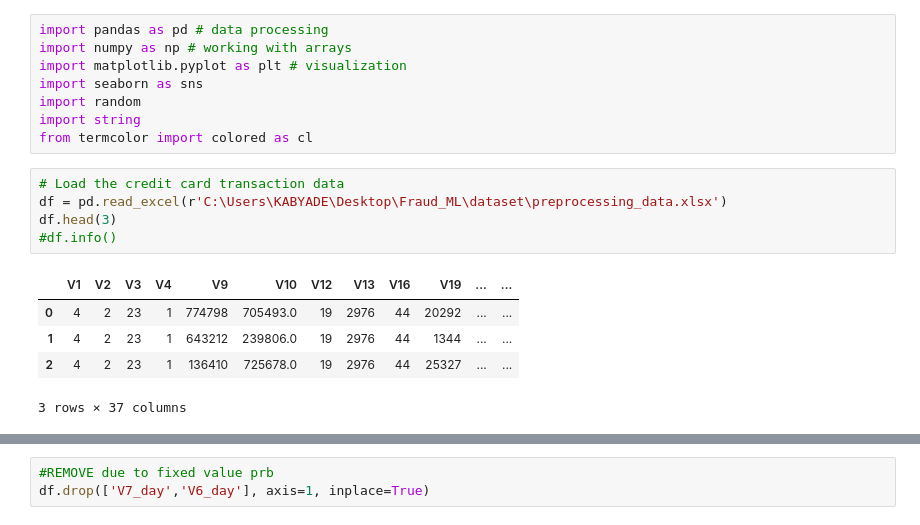
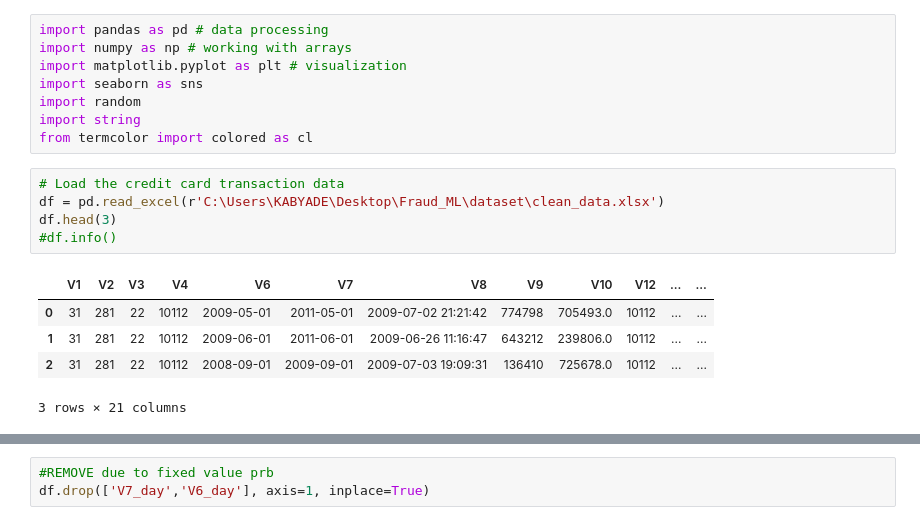
Before and after one commit to SihamJ/Credit-Card-Fraud-Detection-With-ML, a Jupyter notebook: preprocessing/old/corr.ipynb, the cells around one changed output, grey strips where cells are left out. Cells and saved outputs as stored; diff of their text form.

```diff
--- a/preprocessing/old/corr.ipynb
+++ b/preprocessing/old/corr.ipynb
@@ -8,12 +8,12 @@ import string
 from termcolor import colored as cl
 # %%
 # Load the credit card transaction data
-df = pd.read_excel(r'C:\Users\KABYADE\Desktop\Fraud_ML\dataset\preprocessing_data.xlsx')
+df = pd.read_excel(r'C:\Users\KABYADE\Desktop\Fraud_ML\dataset\clean_data.xlsx')
 df.head(3)
 #df.info()
 # %% [output]
-|  | V1 | V2 | V3 | V4 | V9 | V10 | V12 | V13 | V16 | V19 | ... | ... |
-| 0 | 4 | 2 | 23 | 1 | 774798 | 705493.0 | 19 | 2976 | 44 | 20292 | ... | ... |
-| 1 | 4 | 2 | 23 | 1 | 643212 | 239806.0 | 19 | 2976 | 44 | 1344 | ... | ... |
-| 2 | 4 | 2 | 23 | 1 | 136410 | 725678.0 | 19 | 2976 | 44 | 25327 | ... | ... |
+|  | V1 | V2 | V3 | V4 | V6 | V7 | V8 | V9 | V10 | V12 | ... | ... |
+| 0 | 31 | 281 | 22 | 10112 | 2009-05-01 | 2011-05-01 | 2009-07-02 21:21:42 | 774798 | 705493.0 | 10112 | ... | ... |
+| 1 | 31 | 281 | 22 | 10112 | 2009-06-01 | 2011-06-01 | 2009-06-26 11:16:47 | 643212 | 239806.0 | 10112 | ... | ... |
+| 2 | 31 | 281 | 22 | 10112 | 2008-09-01 | 2009-09-01 | 2009-07-03 19:09:31 | 136410 | 725678.0 | 10112 | ... | ... |
-3 rows × 37 columns
+3 rows × 21 columns
```
Also changed, not shown: parts of 2 cells of this notebook, 24 other files.
